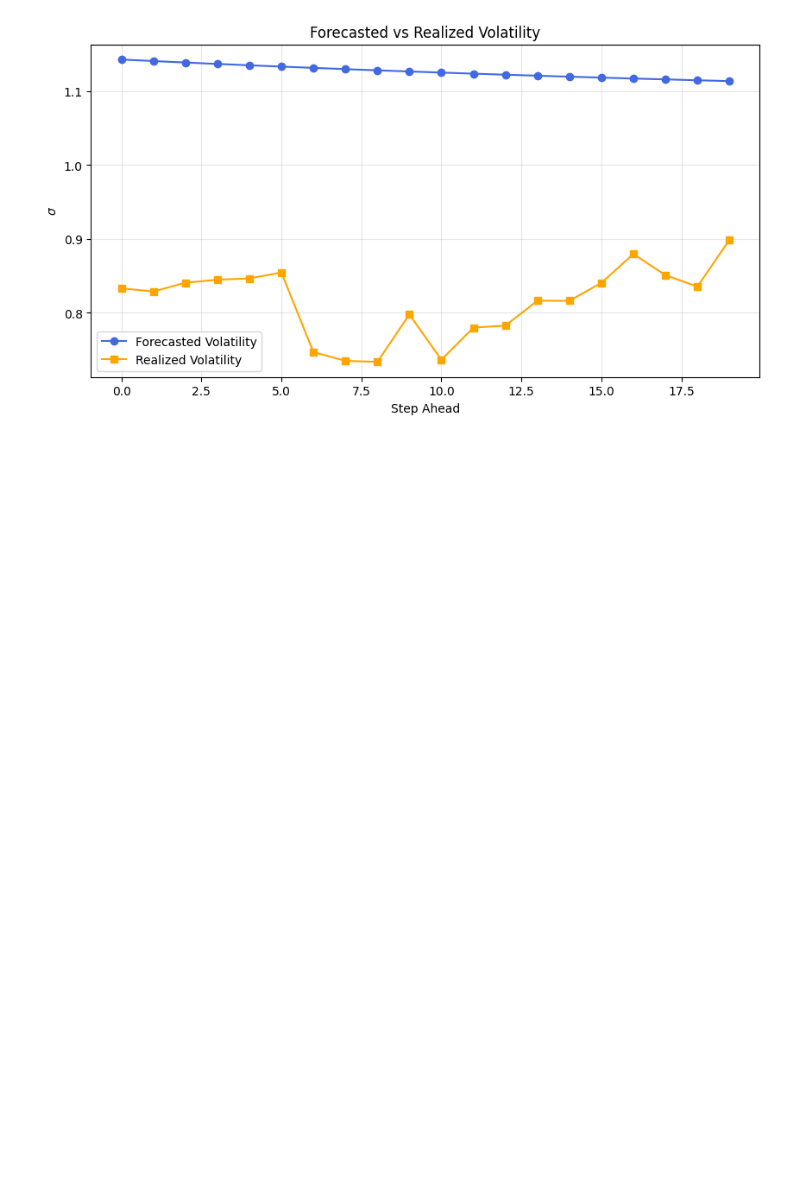
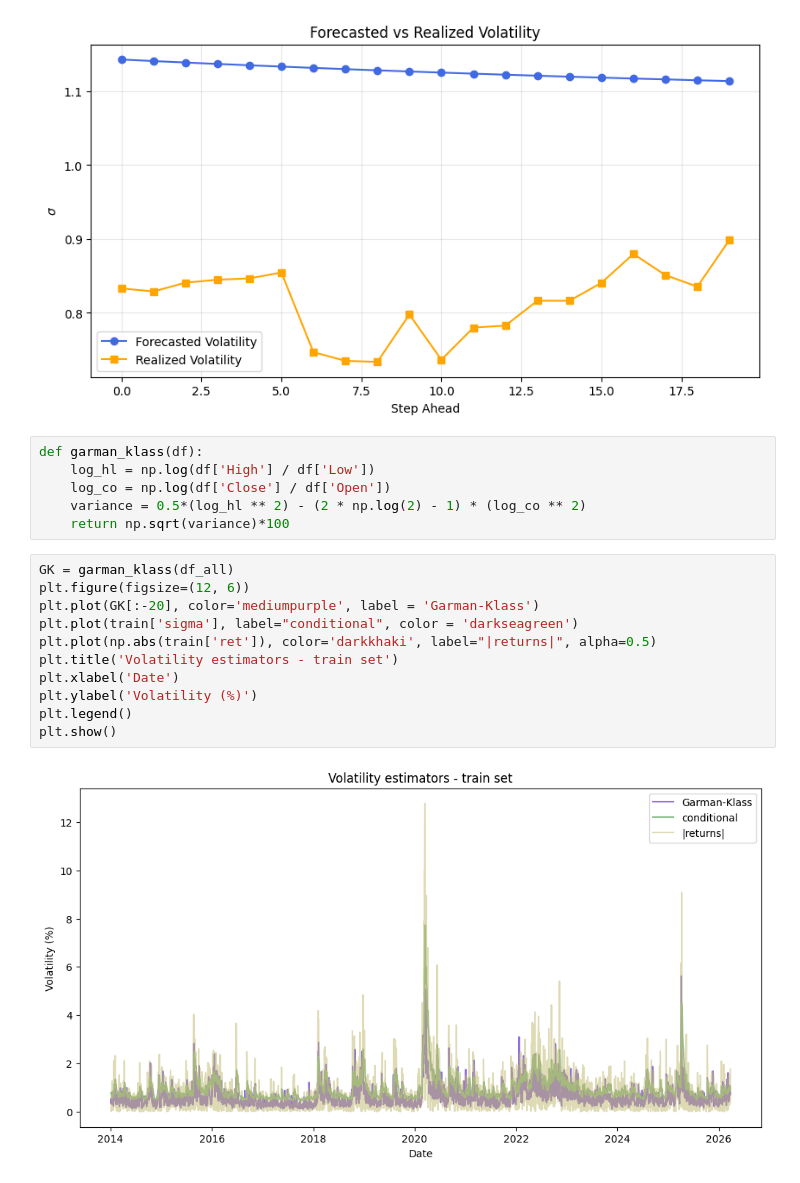
Before and after one commit to MariaNowacka/ml, a Jupyter notebook: apl_math/ml3.ipynb, the cells around one changed output. Saved outputs shown, nothing was run; the diff lists cells and outputs as text; blank space fills up the shorter version.

```diff
--- a/apl_math/ml3.ipynb
+++ b/apl_math/ml3.ipynb
@@ -180,3 +175,22 @@ plt.grid(True, alpha=0.3)
 plt.show()
 # %% [output]
 [figure]
+# %%
+def garman_klass(df):
+    log_hl = np.log(df['High'] / df['Low'])
+    log_co = np.log(df['Close'] / df['Open'])
+    variance = 0.5*(log_hl ** 2) - (2 * np.log(2) - 1) * (log_co ** 2)
+    return np.sqrt(variance)*100
+# %%
+GK = garman_klass(df_all)
+plt.figure(figsize=(12, 6))
+plt.plot(GK[:-20], color='mediumpurple', label = 'Garman-Klass')
+plt.plot(train['sigma'], label="conditional", color = 'darkseagreen')
+plt.plot(np.abs(train['ret']), color='darkkhaki', label="|returns|", alpha=0.5)
+plt.title('Volatility estimators - train set')
+plt.xlabel('Date')
+plt.ylabel('Volatility (%)')
+plt.legend()
+plt.show()
+# %% [output]
+[figure, added]
```
Also changed, not shown: parts of 8 cells of this notebook, 1 other file.
